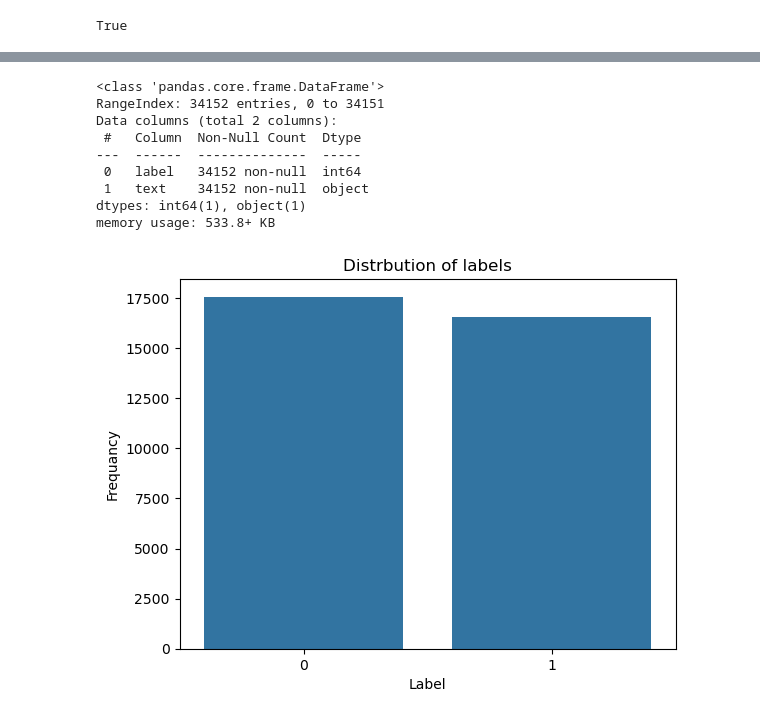
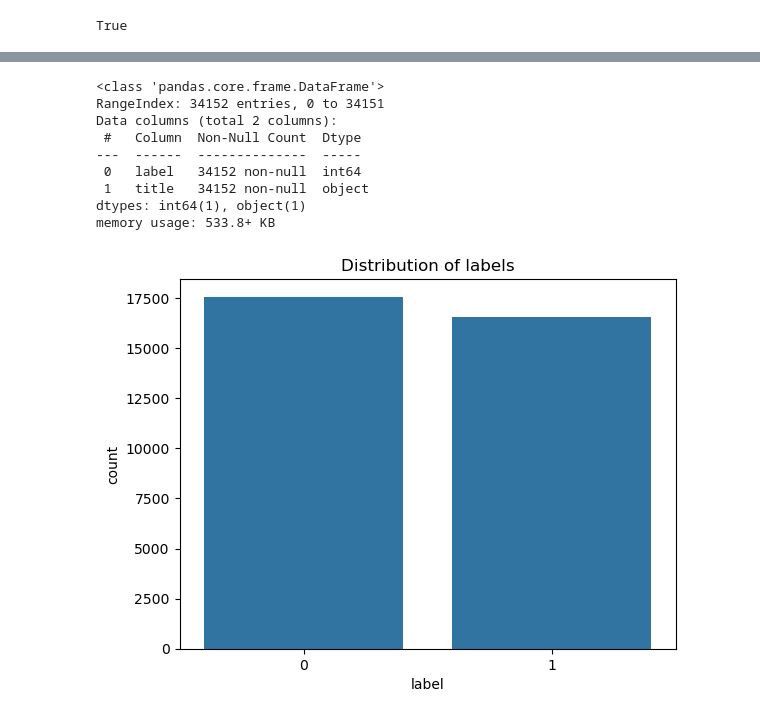
Before and after one commit to Julseb-Ironhack-AI/project-nlp-challenge, a Jupyter notebook: LogisticRegression_Model.ipynb, the cells around one changed output, grey strips where cells are left out. Saved outputs shown, nothing was run; the diff lists cells and outputs as text; code cells hidden in the pictures.

```diff
--- a/LogisticRegression_Model.ipynb
+++ b/LogisticRegression_Model.ipynb
@@ -33,3 +42,10 @@ data.head()
 | 2 | 0 | sheriff david clarke becomes an i... |
 | 3 | 0 | trump is so obsessed he even has ... |
 | 4 | 0 | pope francis just called out dona... |
+# %%
+data = pd.read_csv("/Users/bshanmugam/Documents/AIENginnering/project-nlp-challenge/dataset/training_data_lowercase.csv")
+data.reset_index(drop=True, inplace=True)
+
+data.head()
+data.columns = ['label','title']
+data.head()
@@ -42,15 +65,13 @@ Data columns (total 2 columns):
  #   Column  Non-Null Count  Dtype
 ---  ------  --------------  -----
  0   label   34152 non-null  int64
- 1   text    34152 non-null  object
+ 1   title   34152 non-null  object
 dtypes: int64(1), object(1)
 memory usage: 533.8+ KB
 # %%
-sb.countplot(x='label',data=data)
-plt.title("Distrbution of labels")
-plt.xlabel("Label")
-plt.ylabel("Frequancy")
-plt.show();
+sb.countplot(x='label', data=data)
+plt.title("Distribution of labels")
+plt.show()
 # %% [output]
-[figure, old version]
+[figure, new version]
 # %%
```
Also changed, not shown: parts of 24 cells of this notebook, 3 other files.
